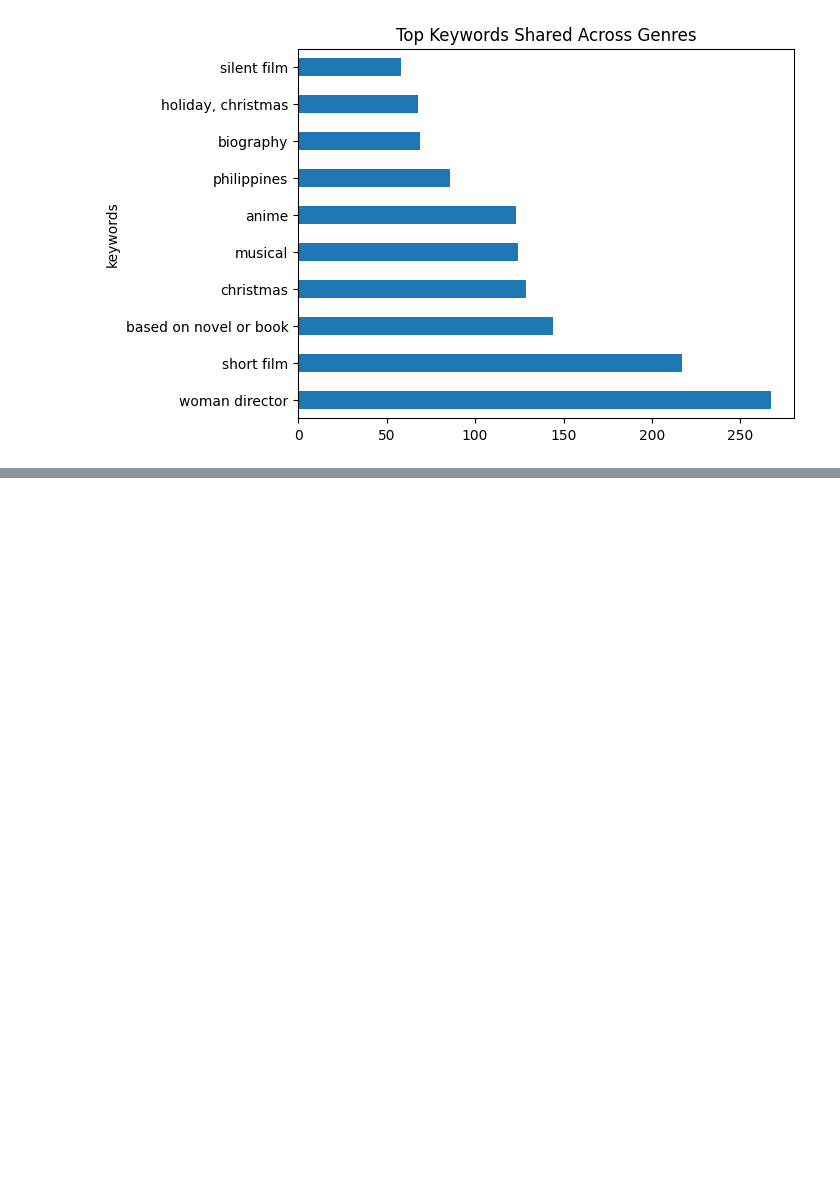
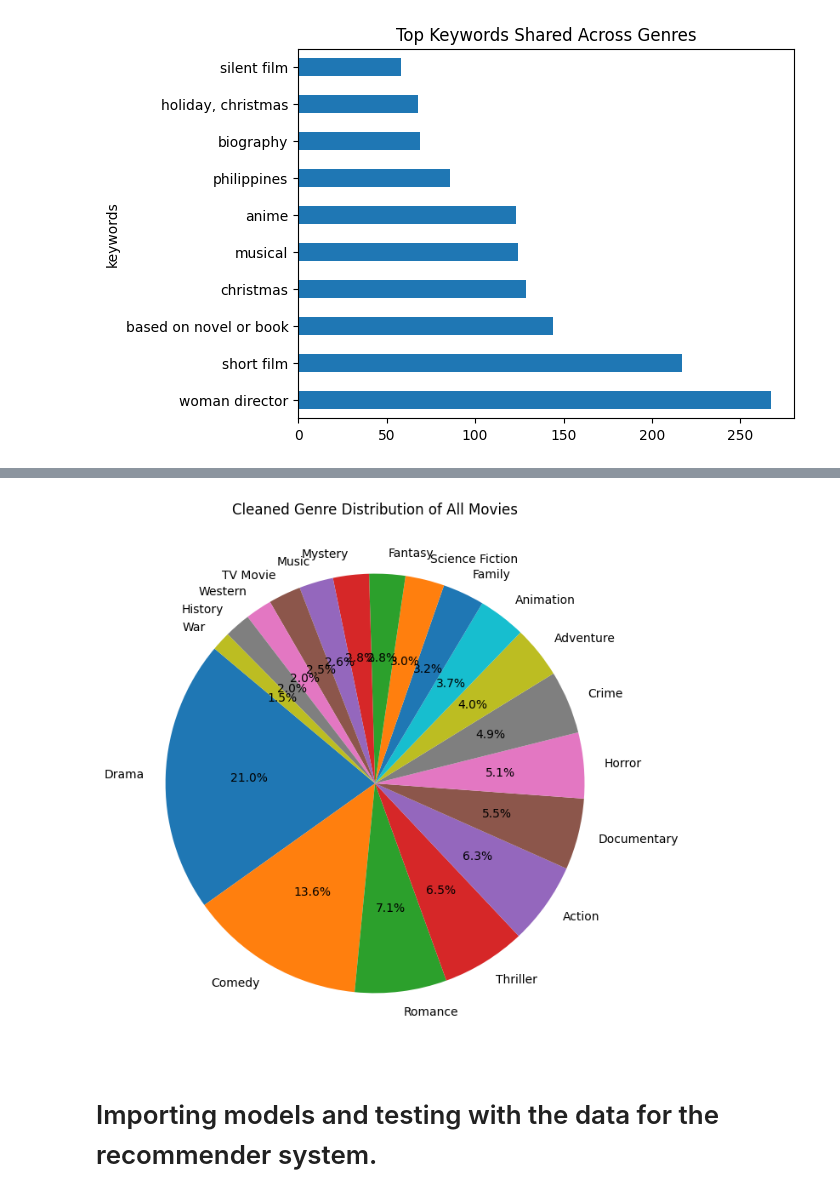
Before and after one commit to Rohxn16/MovieRecommenderandSearchEngine, a Jupyter notebook: rohan/main_rohan.ipynb, the cells around one changed output, grey strips where cells are left out. Drawn from its saved outputs; the diff is of its cells as text; code cells hidden in the pictures; blank space fills up the shorter version.

```diff
--- a/rohan/main_rohan.ipynb
+++ b/rohan/main_rohan.ipynb
@@ -84,0 +85,18 @@ MemoryError: Unable to allocate 3.64 GiB for an array with shape (6675, 73214) a
+# %%
+# The above graph is unclean with some genres having leading/trailing whitespace. We can clean this up by stripping the whitespace from each genre name. We can do this by splitting the genres on the comma and then stripping the whitespace from each genre name. We can then join the genre names back together with a comma. We can then plot the cleaned genre distribution.
+
+# Clean the genre names by stripping leading/trailing whitespace
+data['genres'] = data['genres'].apply(lambda x: ','.join([genre.strip() for genre in x.split(',')]))
+
+genre_counts_cleaned = data['genres'].str.split(',').explode().value_counts() # split the genres and count the number of each genre
+
+# Plot the cleaned genre distribution
+plt.figure(figsize=(10, 8))
+genre_counts_cleaned.plot(kind='pie', autopct='%1.1f%%', startangle=140)
+plt.title('Cleaned Genre Distribution of All Movies')
+plt.ylabel('')  # Hide the y-label
+plt.show()
+# %% [output]
+[figure, added]
+# %% [markdown]
+# Importing models and testing with the data for the recommender system.
```
Also changed, not shown: parts of 16 cells of this notebook.
